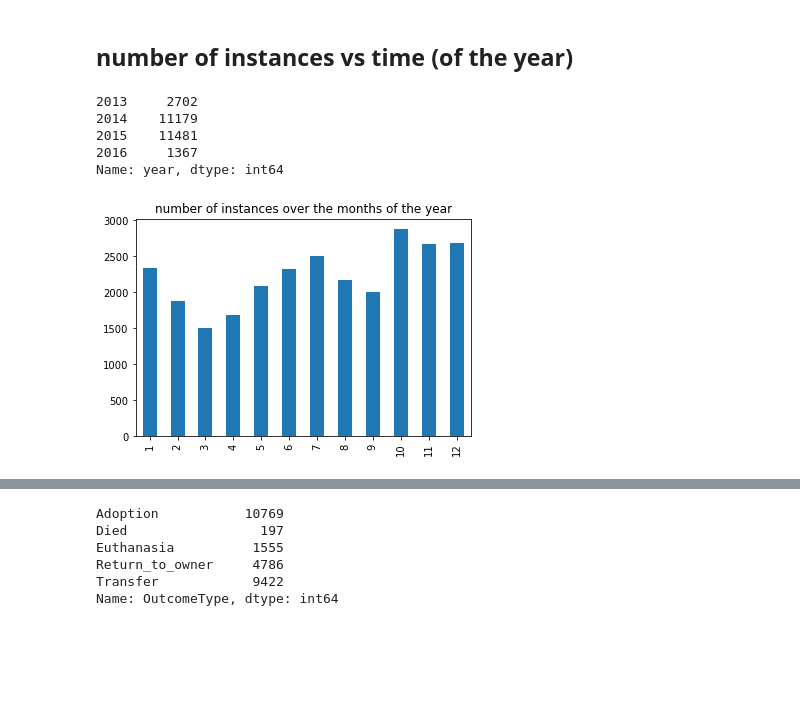
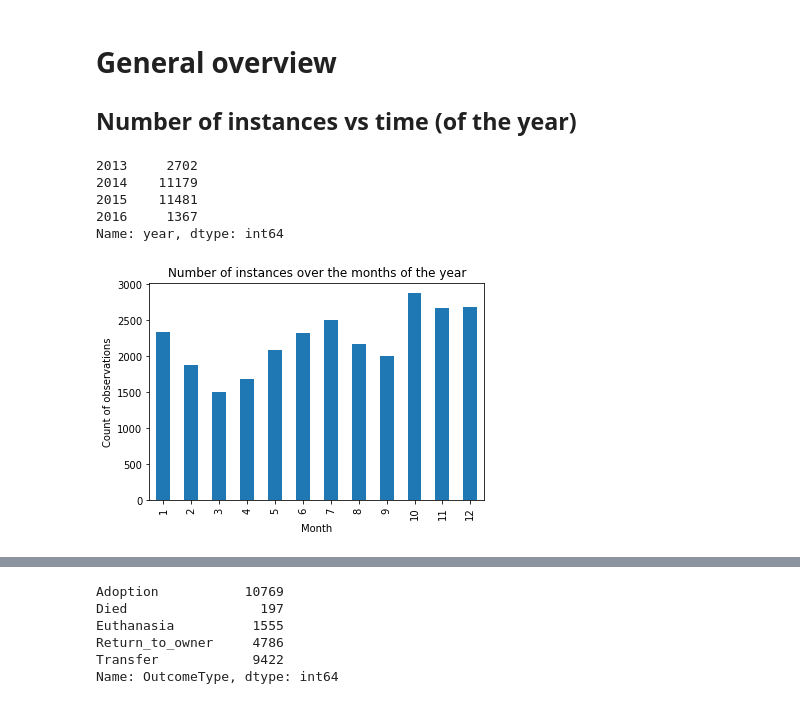
Before and after one commit to DavidSiegl/Animal-Shelter-Analysis, a Jupyter notebook: exploratory data analysis.ipynb, the cells around one changed output, grey strips where cells are left out. Saved outputs shown, nothing was run; the diff lists cells and outputs as text; code cells hidden in the pictures; blank space fills up the shorter version.

```diff
--- a/exploratory data analysis.ipynb
+++ b/exploratory data analysis.ipynb
@@ -7,5 +8,6 @@ data = pd.read_csv('data/transformed_data.csv',index_col=0)
 # %% [markdown]
-## number of instances vs time (of the year)
+# General overview
+## Number of instances vs time (of the year)
 # %%
 #number of instances over the years
 data.year.value_counts().sort_index()
@@ -17,8 +19,10 @@ data.year.value_counts().sort_index()
 Name: year, dtype: int64
 # %%
 #number of instances over the months (aggregated)
-plt.title('number of instances over the months of the year')
+plt.title('Number of instances over the months of the year')
 data.month.value_counts().sort_index().plot.bar()
+plt.xlabel("Month")
+plt.ylabel("Count of observations")
 plt.show()
 # %% [output]
-[figure, old version]
+[figure, new version]
```
Also changed, not shown: parts of 23 cells of this notebook, 3 other files.
